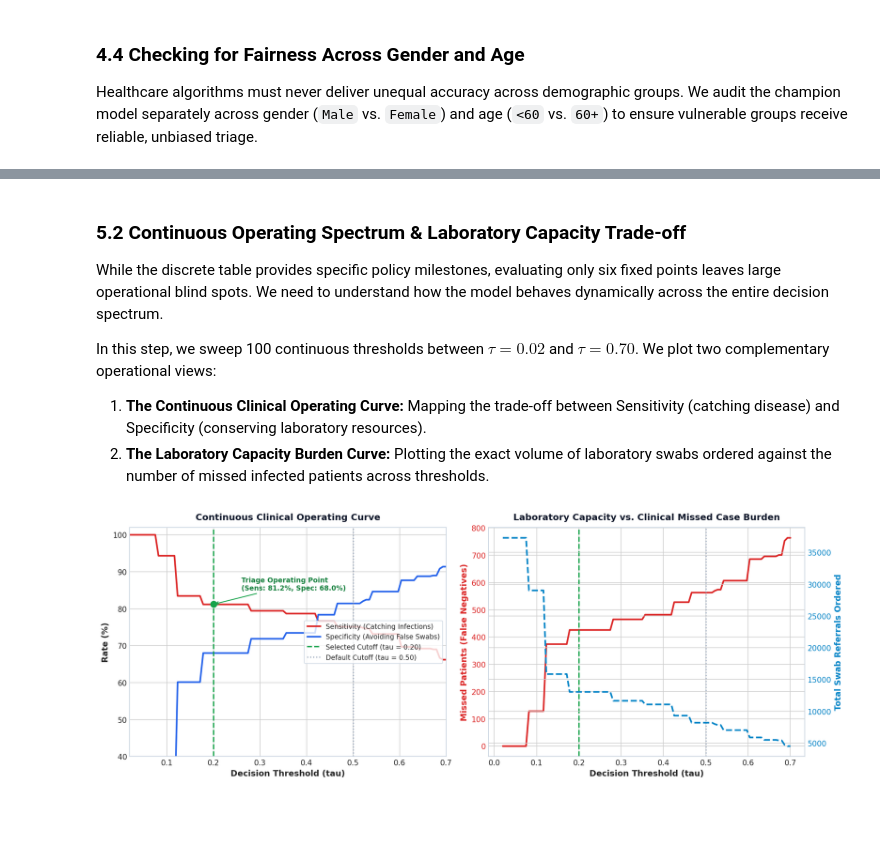
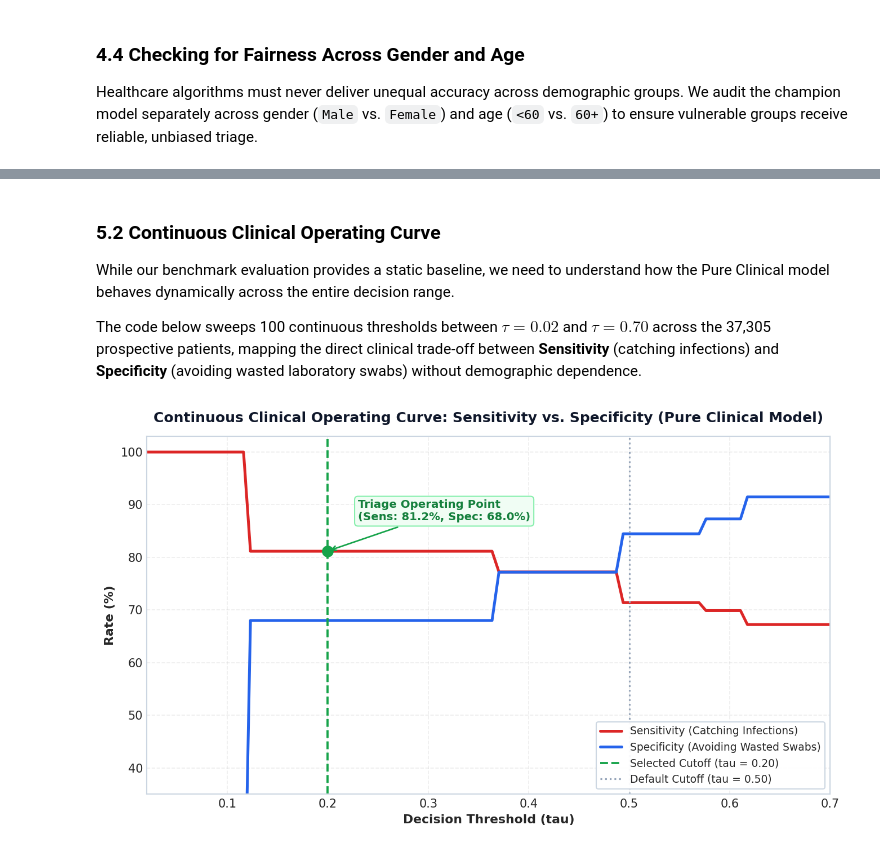
Before and after one commit to Llander22/Data-Science-Portfolio, a Jupyter notebook: CS_L7_M10_Hackathon/M10-02-02_covid19_hackathon.ipynb, the cells around one changed output, grey strips where cells are left out. Drawn from its saved outputs; the diff is of its cells as text; code cells hidden in the pictures; blank space fills up the shorter version.

```diff
--- a/CS_L7_M10_Hackathon/M10-02-02_covid19_hackathon.ipynb
+++ b/CS_L7_M10_Hackathon/M10-02-02_covid19_hackathon.ipynb
@@ -866,10 +1047,10 @@ Standard machine learning defaults to an arbitrary 0.50 probability cutoff, assu
 # %%
-# 1. Discrete Threshold Sweep Table
+# 1. Discrete Threshold Sweep Table (Pure Clinical Model)
 thresholds = [0.10, 0.15, 0.20, 0.30, 0.40, 0.50]
 thresh_table = []
 
 for t in thresholds:
-    preds = (lgbm_age_probs >= t).astype(int)
+    preds = (pure_clinical_probs >= t).astype(int)
     tn, fp, fn, tp = confusion_matrix(y_test, preds).ravel()
     sens = tp / (tp + fn)
     spec = tn / (tn + fp)
@@ -881,7 +1062,8 @@ for t in thresholds:
         'Specificity': f"{spec*100:.1f}%",
         'Precision (PPV)': f"{ppv*100:.1f}%",
         'Missed Patients (FN)': f"{fn:,}",
-        'False Alarms (FP)': f"{fp:,}"
+        'False Alarms (FP)': f"{fp:,}",
+        'Total Swabs Ordered': f"{(tp + fp):,}"
     })
 
 df_t = pd.DataFrame(thresh_table)
@@ -905,58 +1087,50 @@ Inspecting the discrete cutoff benchmarks highlights three critical operational
 # %% [markdown]
-### 5.2 Continuous Operating Spectrum & Laboratory Capacity Trade-off
+### 5.2 Continuous Clinical Operating Curve
 
-While the discrete table provides specific policy milestones, evaluating only six fixed points leaves large operational blind spots. We need to understand how the model behaves dynamically across the entire decision spectrum.
+While our benchmark evaluation provides a static baseline, we need to understand how the Pure Clinical model behaves dynamically across the entire decision range.
 
-In this step, we sweep 100 continuous thresholds between $\tau = 0.02$ and $\tau = 0.70$. We plot two complementary operational views:
-1. **The Continuous Clinical Operating Curve:** Mapping the trade-off between Sensitivity (catching disease) and Specificity (conserving laboratory resources).
-2. **The Laboratory Capacity Burden Curve:** Plotting the exact volume of laboratory swabs ordered against the number of missed infected patients across thresholds.
+The code below sweeps 100 continuous thresholds between $\tau = 0.02$ and $\tau = 0.70$ across the 37,305 prospective patients, mapping the direct clinical trade-off between **Sensitivity** (catching infections) and **Specificity** (avoiding wasted laboratory swabs) without demographic dependence.
 # %%
-# 2. Continuous Operating Spectrum & Clinical Trade-Off Curves
+# 2. Continuous Clinical Operating Curve (Pure Clinical Model)
 thresholds_fine = np.linspace(0.02, 0.70, 100)
-sens_list, spec_list, youden_list, fn_list, swabs_list = [], [], [], [], []
+sens_list, spec_list = [], []
 
 for t in thresholds_fine:
-    preds = (lgbm_age_probs >= t).astype(int)
+    preds = (pure_clinical_probs >= t).astype(int)
     tn, fp, fn, tp = confusion_matrix(y_test, preds).ravel()
     sens = tp / (tp + fn) if (tp + fn) > 0 else 0
     spec = tn / (tn + fp) if (tn + fp) > 0 else 0
     sens_list.append(sens)
     spec_list.append(spec)
-    youden_list.append(sens + spec - 1)
-    fn_list.append(fn)
-    swabs_list.append(tp + fp)
 
-fig, (ax1, ax2) = plt.subplots(1, 2, figsize=(14, 5.2), dpi=150)
+fig, ax = plt.subplots(figsize=(9, 5.2), dpi=150)
 
-# Panel 1: Continuous Sensitivity vs Specificity Operating Curve
-ax1.plot(thresholds_fine, [s * 100 for s in sens_list], label='Sensitivity (Catching Infections)', color='#dc2626', linewidth=2.2)
-ax1.plot(thresholds_fine, [s * 100 for s in spec_list], label='Specificity (Avoiding False Swabs)', color='#2563eb', linewidth=2.2)
-ax1.axvline(x=0.20, color='#16a34a', linestyle='--', linewidth=1.8, label='Selected Cutoff (tau = 0.20)')
-ax1.axvline(x=0.50, color='#94a3b8', linestyle=':', linewidth=1.5, label='Default Cutoff (tau = 0.50)')
-ax1.scatter([0.20], [81.2], color='#16a34a', s=70, zorder=5)
-ax1.annotate('Triage Operating Point\n(Sens: 81.2%, Spec: 68.0%)', xy=(0.20, 81.2), xytext=(0.26, 85),
-             arrowprops=dict(arrowstyle='->', color='#16a34a', lw=1.2), fontsize=9, fontweight=600, color='#15803d')
-ax1.set_xlabel('Decision Threshold (tau)', fontsize=11, fontweight=600)
-ax1.set_ylabel('Rate (%)', fontsize=11, fontweight=600)
-ax1.set_title('Continuous Clinical Operating Curve', fontsize=12, fontweight=700, color='#0f172a', pad=10)
-ax1.legend(loc='center right', frameon=True, facecolor='#ffffff', edgecolor='#cbd5e1', fontsize=9)
-ax1.set_xlim(0.02, 0.70)
-ax1.set_ylim(40, 102)
+# Continuous Sensitivity vs Specificity Operating Curve
+ax.plot(thresholds_fine, [s * 100 for s in sens_list], label='Sensitivity (Catching Infections)', color='#dc2626', linewidth=2.4)
+ax.plot(thresholds_fine, [s * 100 for s in spec_list], label='Specificity (Avoiding Wasted Swabs)', color='#2563eb', linewidth=2.4)
+ax.axvline(x=0.20, color='#16a34a', linestyle='--', linewidth=1.8, label='Selected Cutoff (tau = 0.20)')
+ax.axvline(x=0.50, color='#94a3b8', linestyle=':', linewidth=1.5, label='Default Cutoff (tau = 0.50)')
 
-# Panel 2: Clinical Trade-off (Missed Cases vs Swab Referrals)
-ax2.plot(thresholds_fine, fn_list, label='Missed Cases (False Negatives)', color='#dc2626', linewidth=2.2)
-ax2_twin = ax2.twinx()
-ax2_twin.plot(thresholds_fine, swabs_list, label='Laboratory Swabs Ordered', color='#0284c7', linewidth=2.2, linestyle='--')
-ax2.axvline(x=0.20, color='#16a34a', linestyle='--', linewidth=1.8, label='tau = 0.20')
-ax2.axvline(x=0.50, color='#94a3b8', linestyle=':', linewidth=1.5, label='tau = 0.50')
-ax2.set_xlabel('Decision Threshold (tau)', fontsize=11, fontweight=600)
-ax2.set_ylabel('Missed Patients (False Negatives)', color='#dc2626', fontsize=11, fontweight=600)
-ax2_twin.set_ylabel('Total Swab Referrals Ordered', color='#0284c7', fontsize=11, fontweight=600)
-ax2.set_title('Laboratory Capacity vs. Clinical Missed Case Burden', fontsize=12, fontweight=700, color='#0f172a', pad=10)
-ax2.tick_params(axis='y', labelcolor='#dc2626')
-ax2_twin.tick_params(axis='y', labelcolor='#0284c7')
+# Highlight operational triage cutoff
+ax.scatter([0.20], [81.2], color='#16a34a', s=80, zorder=5)
+ax.annotate('Triage Operating Point\n(Sens: 81.2%, Spec: 68.0%)',
+            xy=(0.20, 81.2), xytext=(0.23, 87),
+            arrowprops=dict(arrowstyle='->', color='#16a34a', lw=1.3),
+            fontsize=9.5, fontweight=600, color='#15803d',
+            bbox=dict(boxstyle='round,pad=0.3', facecolor='#f0fdf4', edgecolor='#86efac'))
+
+ax.set_xlabel('Decision Threshold (tau)', fontsize=10.5, fontweight=600)
+ax.set_ylabel('Rate (%)', fontsize=10.5, fontweight=600)
+ax.set_title('Continuous Clinical Operating Curve: Sensitivity vs. Specificity (Pure Clinical Model)', fontsize=12, fontweight=700, color='#0f172a', pad=12)
+
+# Place legend in clean lower right white space (no overlap with red or blue curves)
+ax.legend(loc='lower right', frameon=True, facecolor='#ffffff', edgecolor='#cbd5e1', fontsize=9.0, framealpha=0.95)
+ax.set_xlim(0.02, 0.70)
+ax.set_ylim(35, 103)
+ax.grid(True, linestyle='--', alpha=0.35)
+
 plt.tight_layout()
 plt.show()
 # %% [output]
-[figure, old version]
+[figure, new version]
 # %% [markdown]
```
Also changed, not shown: parts of 48 cells of this notebook, 1 other file.
